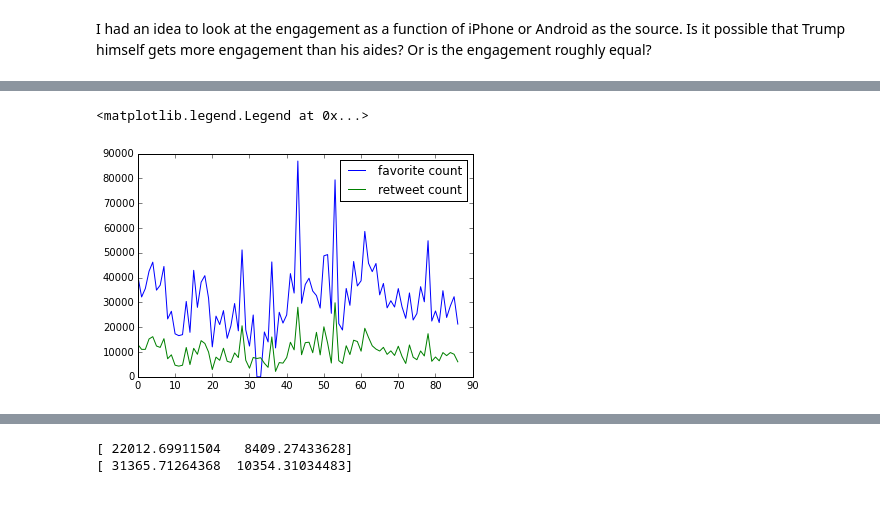
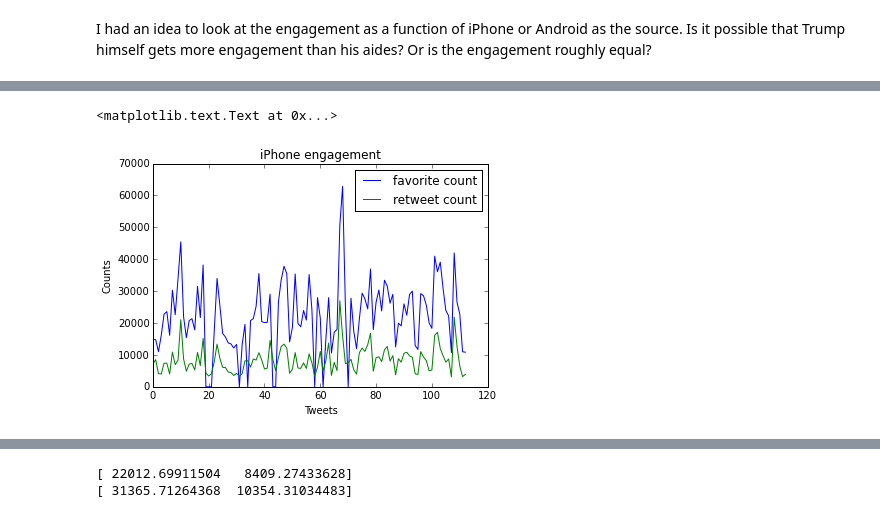
Before and after one commit to rohunvati/trump-s-tweets, a Jupyter notebook: Trump's Tweets.ipynb, the cells around one changed output, grey strips where cells are left out. Saved outputs shown, nothing was run; the diff lists cells and outputs as text; code cells hidden in the pictures.

```diff
--- a/Trump's Tweets.ipynb
+++ b/Trump's Tweets.ipynb
@@ -273,11 +263,17 @@ plt.legend(label_list, loc = 'upper right')
-# %%
-plt.plot(engage_android)
-plt.legend(label_list, loc ='upper right')
-# %% [output]
-<matplotlib.legend.Legend at 0x...>
-[figure, removed]
 # %%
 import numpy as np
 
 np_iphone = np.array(engage_iphone)
 np_android = np.array(engage_android)
+# %%
+
+label_list = ['favorite count', 'retweet count']
+plt.plot(engage_iphone)
+plt.legend(label_list, loc = 'upper right')
+
+plt.title("iPhone engagement")
+plt.xlabel("Tweets")
+plt.ylabel("Counts")
+# %% [output]
+<matplotlib.text.Text at 0x...>
+[figure, added]
```
Also changed, not shown: parts of 3 cells of this notebook.
